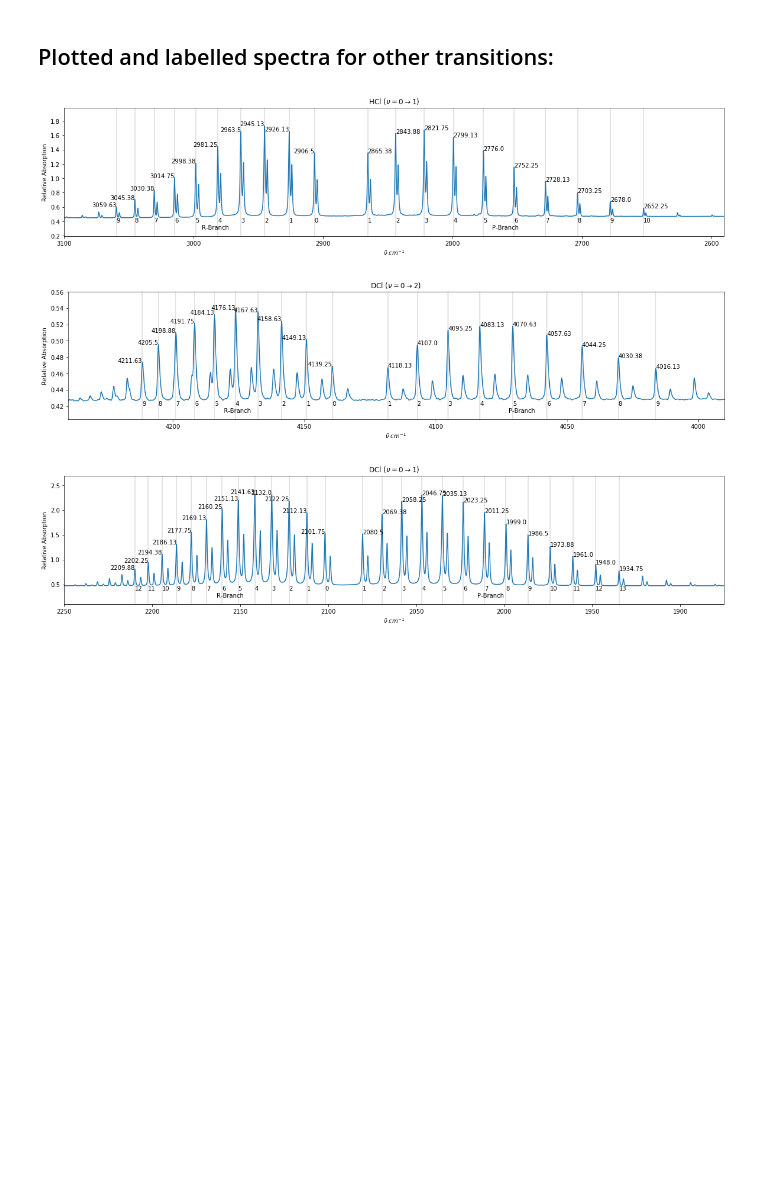
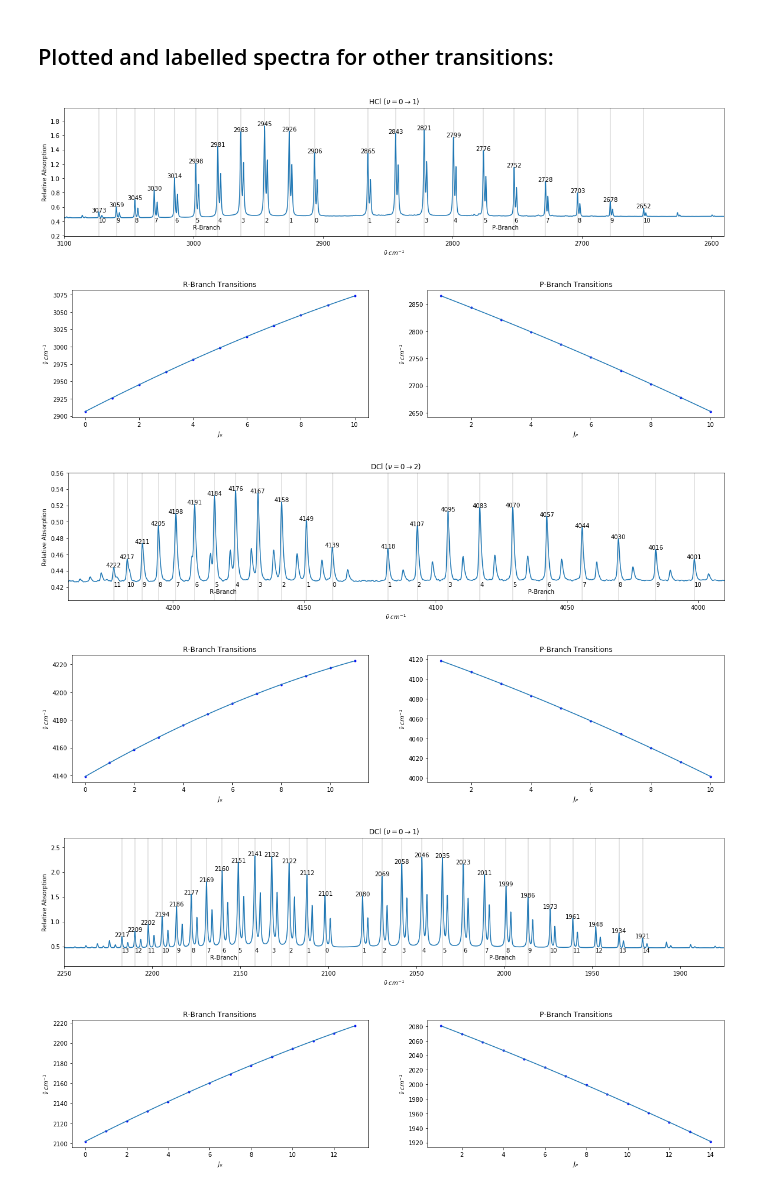
Before and after one commit to Monkeymerlot/HCl-DCl_Spectra_Lab, a Jupyter notebook: Examples.ipynb, the cells around one changed output. Saved outputs shown, nothing was run; the diff lists cells and outputs as text; code cells hidden in the pictures; blank space fills up the shorter version.

```diff
--- a/Examples.ipynb
+++ b/Examples.ipynb
@@ -31,25 +58,50 @@ plt.show()
 # %%
 peak3a = absorb[waveindex(3100):waveindex(2590)]
 peak3w = waveln[waveindex(3100):waveindex(2590)]
 plt.figure(figsize = (20, 4))
-rb3, jr3, pb3, jp3 = detectpeaks(peak3a, peak3w, height = 0.55, distance = 40)
+rb3, jr3, pb3, jp3 = detectpeaks(peak3a, peak3w)
 maketitle("HCl", 0, 1)
+plt.show()
+
+plt.figure(figsize = (20, 4))
+plt.subplot(121)
+ar3, br3, cr3, dr3, rerr3 = fit_r_branch(rb3, jr3, True)
+plt.subplot(122)
+ap3, bp3, cp3, dp3, perr3 = fit_p_branch(pb3, jp3, True)
 plt.show()
 
 peak2a = absorb[waveindex(4240):waveindex(3990)]
 peak2w = waveln[waveindex(4240):waveindex(3990)]
 plt.figure(figsize = (20, 4))
-rb2, jr2, pb2, jp2 = detectpeaks(peak2a, peak2w, height = 0.46, distance = 40)
+rb2, jr2, pb2, jp2 = detectpeaks(peak2a, peak2w)
 maketitle("DCl", 0, 2)
 plt.show()
+
+plt.figure(figsize = (20, 4))
+plt.subplot(121)
+ar2, br2, cr2, dr2, rerr2 = fit_r_branch(rb2, jr2, False)
+plt.subplot(122)
+ap2, bp2, cp2, dp2, perr2 = fit_p_branch(pb2, jp2, False)
+plt.show()
+
 
 peak4a = absorb[waveindex(2250):waveindex(1875)]
 peak4w = waveln[waveindex(2250):waveindex(1875)]
 plt.figure(figsize = (20, 4))
-rb4, jr4, pb4, jp4 = detectpeaks(peak4a, peak4w, height = 0.7, distance = 40)
+rb4, jr4, pb4, jp4 = detectpeaks(peak4a, peak4w)
 maketitle("DCl", 0, 1)
 plt.show()
+
+plt.figure(figsize = (20, 4))
+plt.subplot(121)
+ar4, br4, cr4, dr4, rerr4 = fit_r_branch(rb4, jr4, True)
+plt.subplot(122)
+ap4, bp4, cp4, dp4, perr4 = fit_p_branch(pb4, jp4, True)
+plt.show()
 # %% [output]
-[figure, old version]
+[figure, new version]
-[figure, old version]
+[figure, new version]
-[figure, old version]
+[figure, new version]
+[figure, added]
+[figure, added]
+[figure, added]
```
Also changed, not shown: parts of 7 cells of this notebook, 2 other files.
